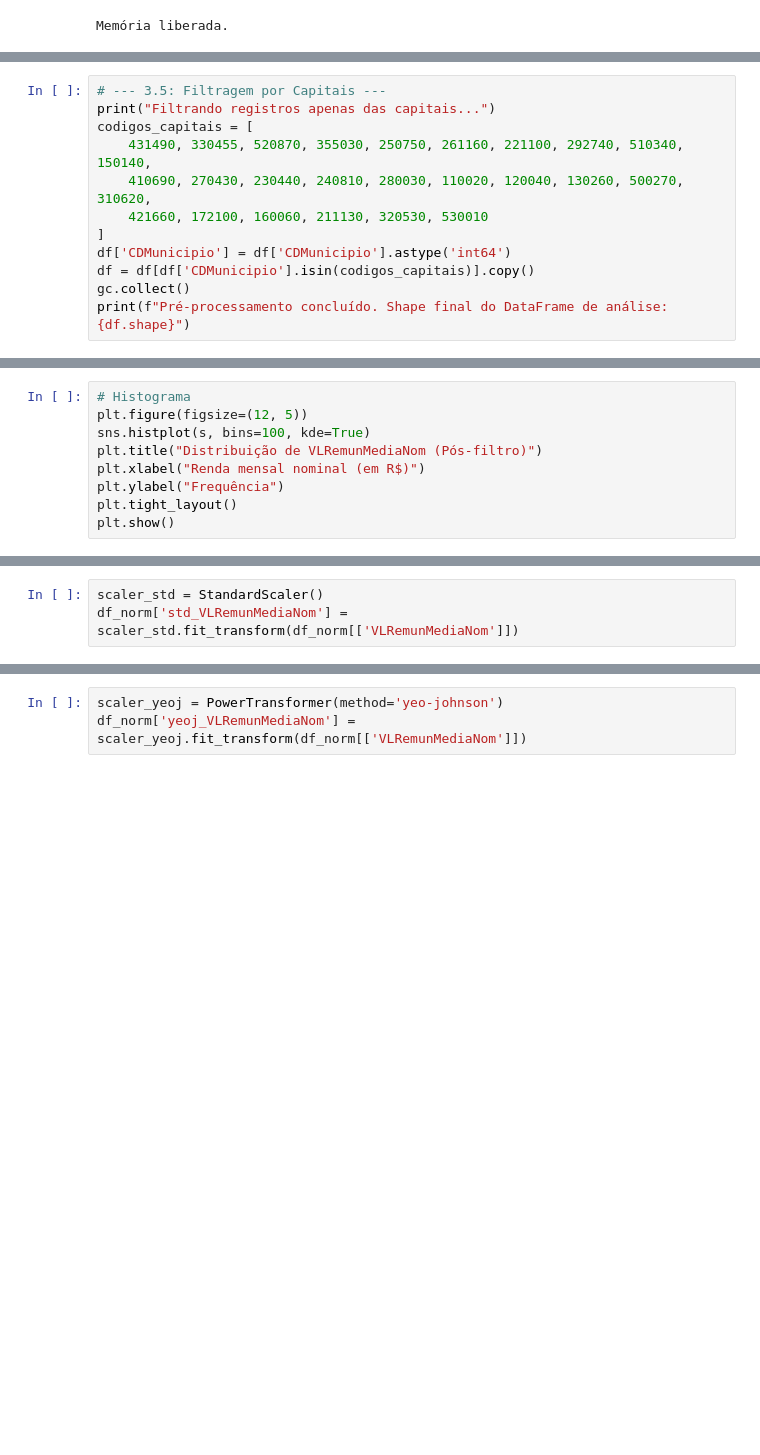
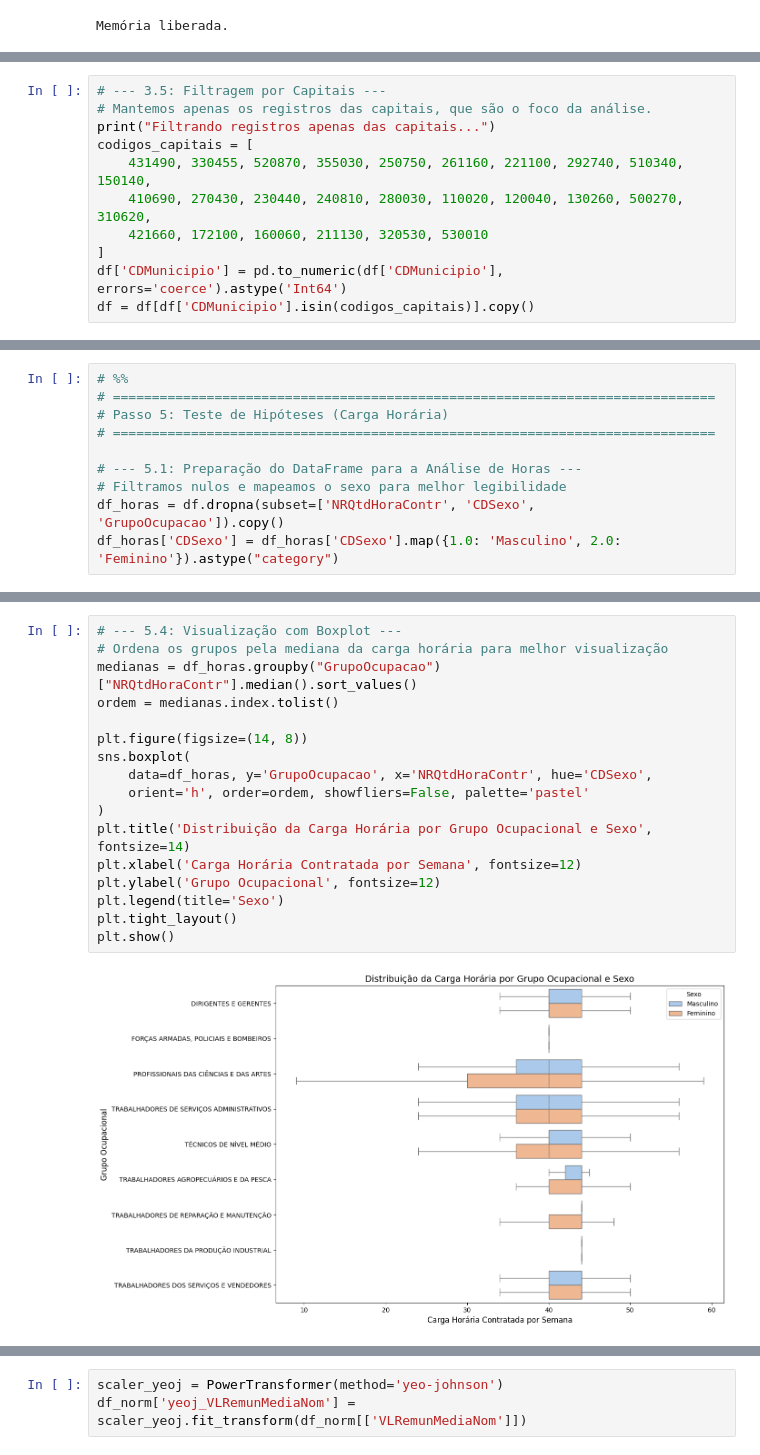
Before and after one commit to GGRoca/Lab2-Enap, a Jupyter notebook: Análise cópia.ipynb, the cells around one changed output, grey strips where cells are left out. Saved outputs shown, nothing was run; the diff lists cells and outputs as text; blank space fills up the shorter version.

```diff
--- a/Análise cópia.ipynb
+++ b/Análise cópia.ipynb
@@ -178,15 +180,14 @@ df['GrupoOcupacao'] = df['CDCBOOcupacao2002'].str[0].map(ocupacoes_map).astype("
 Criando novas colunas...
 # %%
 # --- 3.5: Filtragem por Capitais ---
+# Mantemos apenas os registros das capitais, que são o foco da análise.
 print("Filtrando registros apenas das capitais...")
 codigos_capitais = [
     431490, 330455, 520870, 355030, 250750, 261160, 221100, 292740, 510340, 150140,
     410690, 270430, 230440, 240810, 280030, 110020, 120040, 130260, 500270, 310620,
     421660, 172100, 160060, 211130, 320530, 530010
 ]
-df['CDMunicipio'] = df['CDMunicipio'].astype('int64')
+df['CDMunicipio'] = pd.to_numeric(df['CDMunicipio'], errors='coerce').astype('Int64')
 df = df[df['CDMunicipio'].isin(codigos_capitais)].copy()
-gc.collect()
-print(f"Pré-processamento concluído. Shape final do DataFrame de análise: {df.shape}")
 # %% [output]
 Filtrando registros apenas das capitais...
@@ -320,9 +264,10 @@ Name: VLRemunMediaNom, dtype: float64
 # %%
-# Histograma
-plt.figure(figsize=(12, 5))
-sns.histplot(s, bins=100, kde=True)
-plt.title("Distribuição de VLRemunMediaNom (Pós-filtro)")
-plt.xlabel("Renda mensal nominal (em R$)")
-plt.ylabel("Frequência")
-plt.tight_layout()
-plt.show()
+# %%
+# =============================================================================
+# Passo 5: Teste de Hipóteses (Carga Horária)
+# =============================================================================
+
+# --- 5.1: Preparação do DataFrame para a Análise de Horas ---
+# Filtramos nulos e mapeamos o sexo para melhor legibilidade
+df_horas = df.dropna(subset=['NRQtdHoraContr', 'CDSexo', 'GrupoOcupacao']).copy()
+df_horas['CDSexo'] = df_horas['CDSexo'].map({1.0: 'Masculino', 2.0: 'Feminino'}).astype("category")
@@ -338,3 +319,19 @@ df_norm['robust_VLRemunMediaNom'] = scaler_robust.fit_transform(df_norm[['VLRemu
 # %%
-scaler_std = StandardScaler()
-df_norm['std_VLRemunMediaNom'] = scaler_std.fit_transform(df_norm[['VLRemunMediaNom']])
+# --- 5.4: Visualização com Boxplot ---
+# Ordena os grupos pela mediana da carga horária para melhor visualização
+medianas = df_horas.groupby("GrupoOcupacao")["NRQtdHoraContr"].median().sort_values()
+ordem = medianas.index.tolist()
+
+plt.figure(figsize=(14, 8))
+sns.boxplot(
+    data=df_horas, y='GrupoOcupacao', x='NRQtdHoraContr', hue='CDSexo',
+    orient='h', order=ordem, showfliers=False, palette='pastel'
+)
+plt.title('Distribuição da Carga Horária por Grupo Ocupacional e Sexo', fontsize=14)
+plt.xlabel('Carga Horária Contratada por Semana', fontsize=12)
+plt.ylabel('Grupo Ocupacional', fontsize=12)
+plt.legend(title='Sexo')
+plt.tight_layout()
+plt.show()
+# %% [output]
+[figure, added]
```
Also changed, not shown: parts of 18 cells of this notebook.
